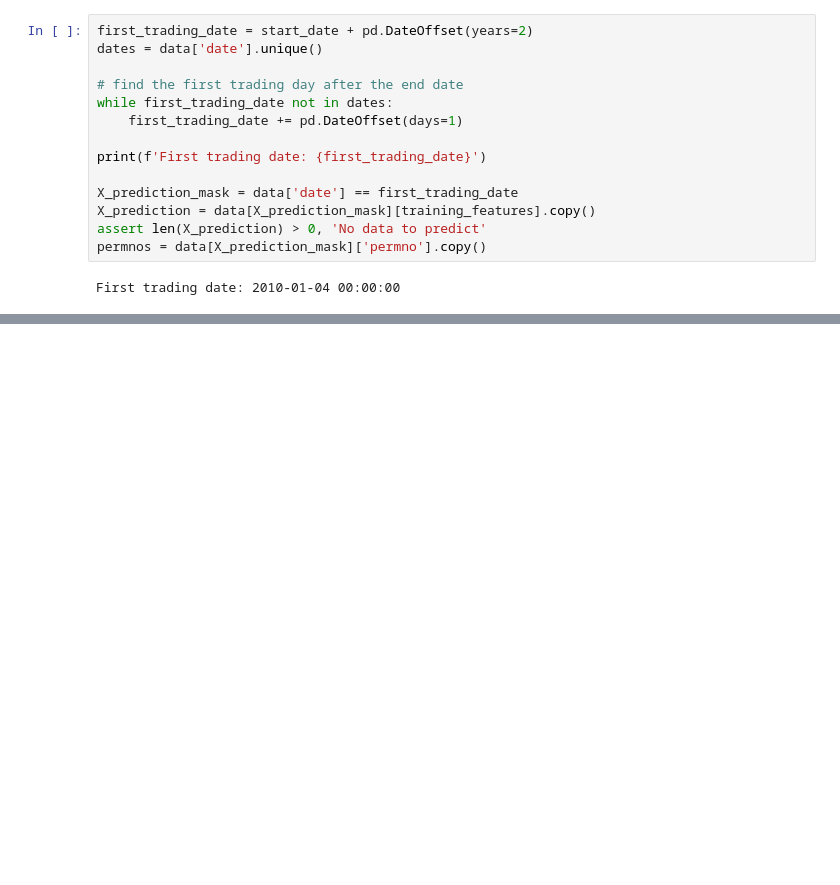
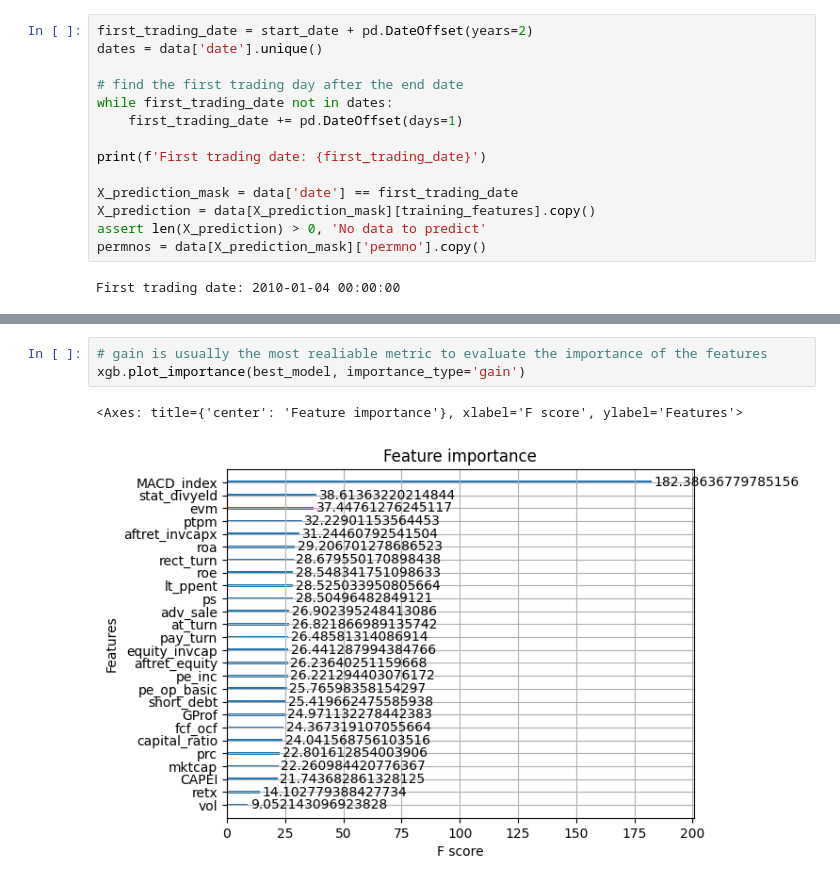
Before and after one commit to NotFrancee/bsic_hephaestus_paper, a Jupyter notebook: src/xgboost/xgboost.ipynb, the cells around one changed output, grey strips where cells are left out. Cells and saved outputs as stored; diff of their text form; blank space fills up the shorter version.

```diff
--- a/src/xgboost/xgboost.ipynb
+++ b/src/xgboost/xgboost.ipynb
@@ -186,3 +195,9 @@ predictions_df = pd.DataFrame({
+# %%
+# gain is usually the most realiable metric to evaluate the importance of the features
+xgb.plot_importance(best_model, importance_type='gain')
+# %% [output]
+<Axes: title={'center': 'Feature importance'}, xlabel='F score', ylabel='Features'>
+[figure, added]
 # %%
 predictions_df.head()
 # %% [output]
```
Also changed, not shown: parts of 5 cells of this notebook.
